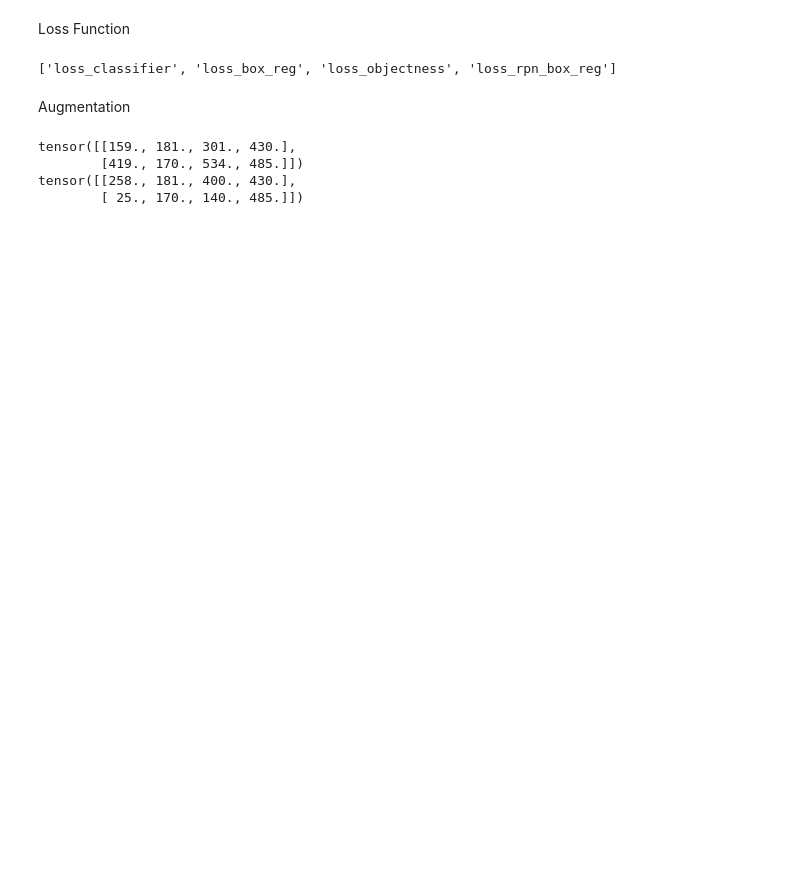
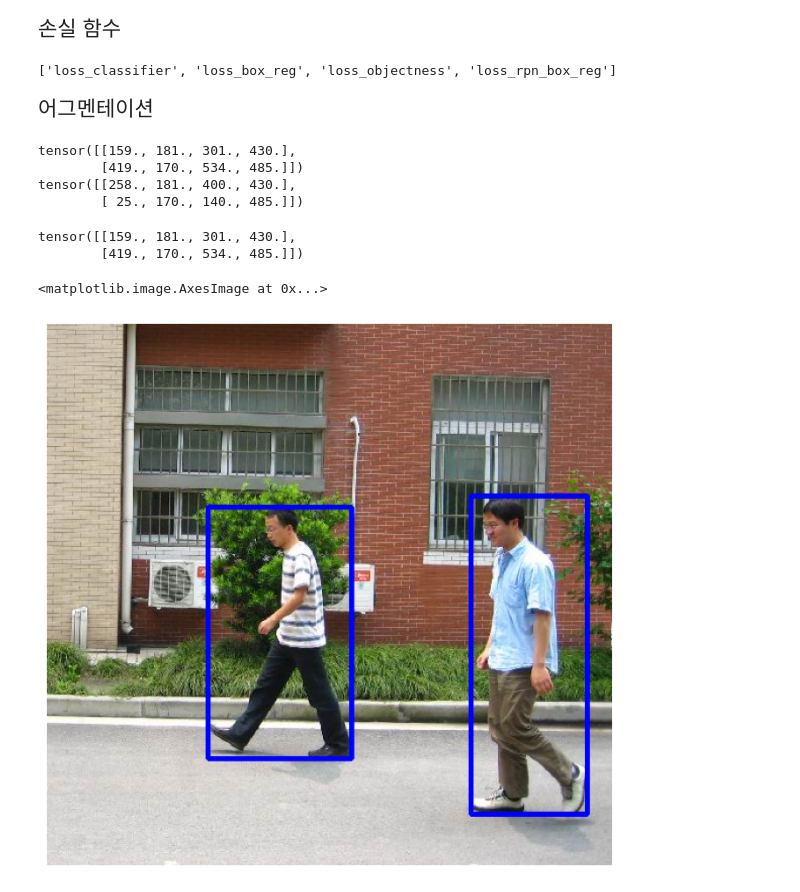
Before and after one commit to gist-ailab/AILAB-isaac-sim-pick-place, a Jupyter notebook: lecture/1-4/lecture_codes.ipynb, the cells around one changed output. Cells and saved outputs as stored; diff of their text form; code cells hidden in the pictures; blank space fills up the shorter version.

```diff
--- a/lecture/1-4/lecture_codes.ipynb
+++ b/lecture/1-4/lecture_codes.ipynb
@@ -116,5 +231,5 @@ print(output.reshape([output.shape[0], -1]).shape)
-# %% [markdown]
-Loss Function
+# %% [markdown]
+<span style="font-size:150%">손실 함수</span>
 # %%
 import os,sys
 sys.path.append(os.path.abspath('./../'))
@@ -137,8 +252,8 @@ losses = model(sample, target)
 print(list(losses.keys()))
 # %% [output]
 ['loss_classifier', 'loss_box_reg', 'loss_objectness', 'loss_rpn_box_reg']
-# %% [markdown]
-Augmentation
+# %% [markdown]
+<span style="font-size:150%">어그멘테이션</span>
 # %%
 h_flip = T.RandomHorizontalFlip(p=1)
 
@@ -157,26 +272,31 @@ tensor([[258., 181., 400., 430.],
 # %%
 import cv2
 import matplotlib.pyplot as plt
 
 %matplotlib inline
 
 fig, ax = plt.subplots(1, 1, figsize=(16, 8))
 
 data_path = './data/PennFudanPed'
-trainset = PennFudanDataset(data_path,transform.ToTensor())
+trainset = PennFudanDataset(data_path, transform)
 sample, target = trainset[0]
 print(target['boxes'])
 sample = sample.permute(1,2,0).numpy()
 sample = (sample*255).astype(int)
 
 vis_sample = sample.copy()
 
 for box in zip(target['boxes'].int()):
     box = box[0]
     cv2.rectangle(vis_sample,(box[0].item(), box[1].item()),(box[2].item(), box[3].item()),(0, 0, 255), 3)
 
 ax.set_axis_off()
 ax.imshow(vis_sample)
+# %% [output]
+tensor([[159., 181., 301., 430.],
+        [419., 170., 534., 485.]])
+<matplotlib.image.AxesImage at 0x...>
+[figure, added]
 # %%
 fig, ax = plt.subplots(1, 1, figsize=(16, 8))
 
```
Also changed, not shown: parts of 21 cells of this notebook, 5 other files.
